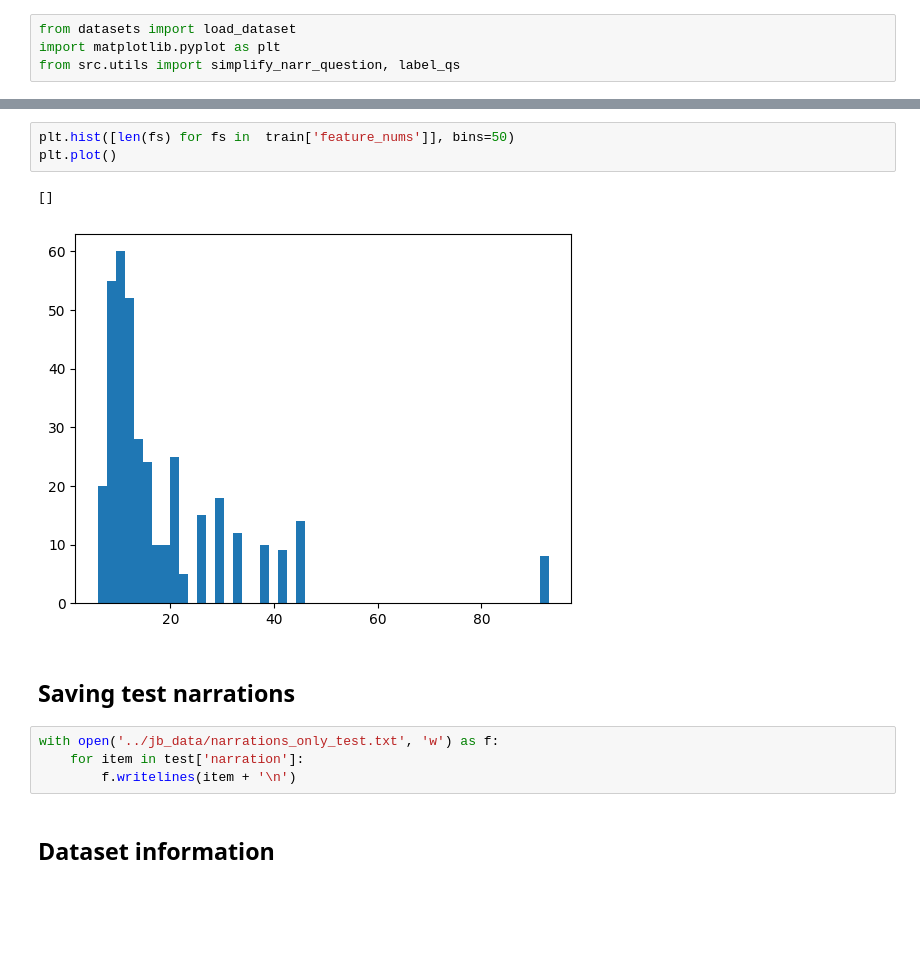
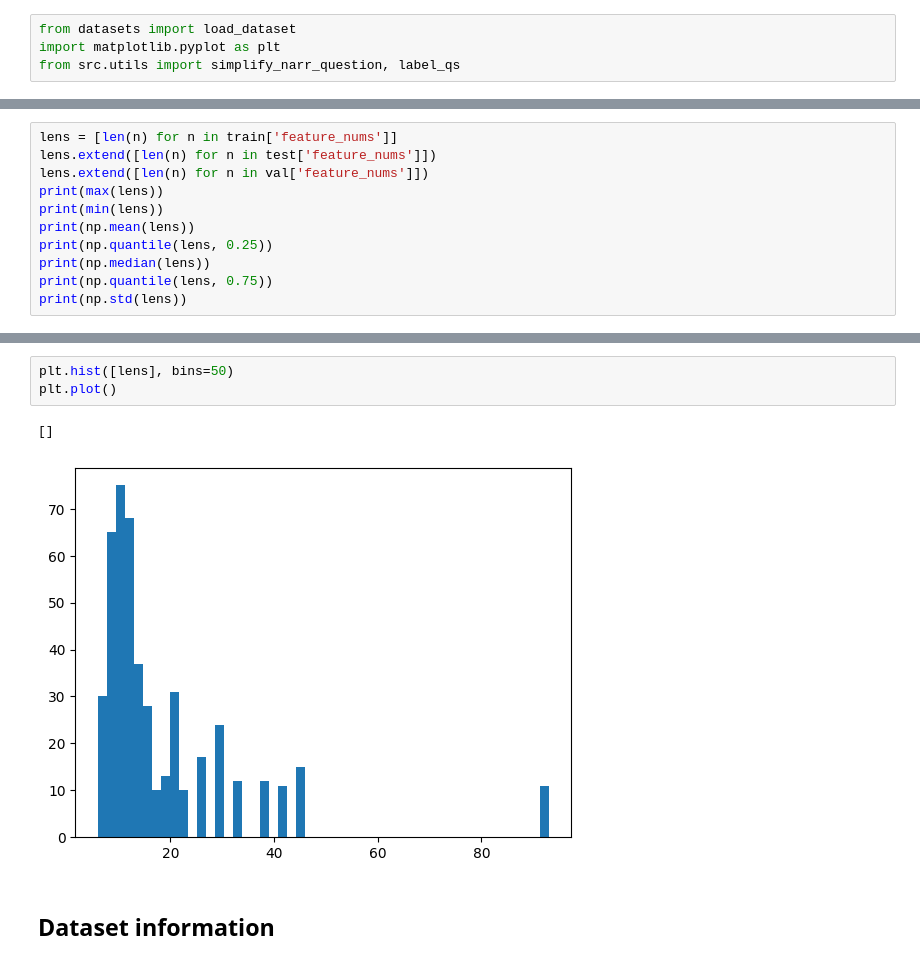
Before and after one commit to jameswburton18/LocalLevelExplanations, a Jupyter notebook: notebooks/dataset_analysis.ipynb, the cells around one changed output, grey strips where cells are left out. Drawn from its saved outputs; the diff is of its cells as text; blank space fills up the shorter version.

Commit message:
How mnay data points have no task

```diff
--- a/notebooks/dataset_analysis.ipynb
+++ b/notebooks/dataset_analysis.ipynb
@@ -146,0 +122,11 @@ Found cached dataset parquet (/home/james/.cache/huggingface/datasets/james-burt
+# %%
+lens = [len(n) for n in train['feature_nums']]
+lens.extend([len(n) for n in test['feature_nums']])
+lens.extend([len(n) for n in val['feature_nums']])
+print(max(lens))
+print(min(lens))
+print(np.mean(lens))
+print(np.quantile(lens, 0.25))
+print(np.median(lens))
+print(np.quantile(lens, 0.75))
+print(np.std(lens))
@@ -147,15 +141,9 @@ Found cached dataset parquet (/home/james/.cache/huggingface/datasets/james-burt
 # %%
-plt.hist([len(fs) for fs in  train['feature_nums']], bins=50)
+plt.hist([lens], bins=50)
 plt.plot()
 # %% [output]
 []
-[figure, old version]
+[figure, new version]
-# %% [markdown]
-## Saving test narrations
-# %%
-with open('../jb_data/narrations_only_test.txt', 'w') as f:
-    for item in test['narration']:
-        f.writelines(item + '\n')
 # %% [markdown]
 ## Dataset information
 # %% [markdown]
```
Also changed, not shown: parts of 21 cells of this notebook.
